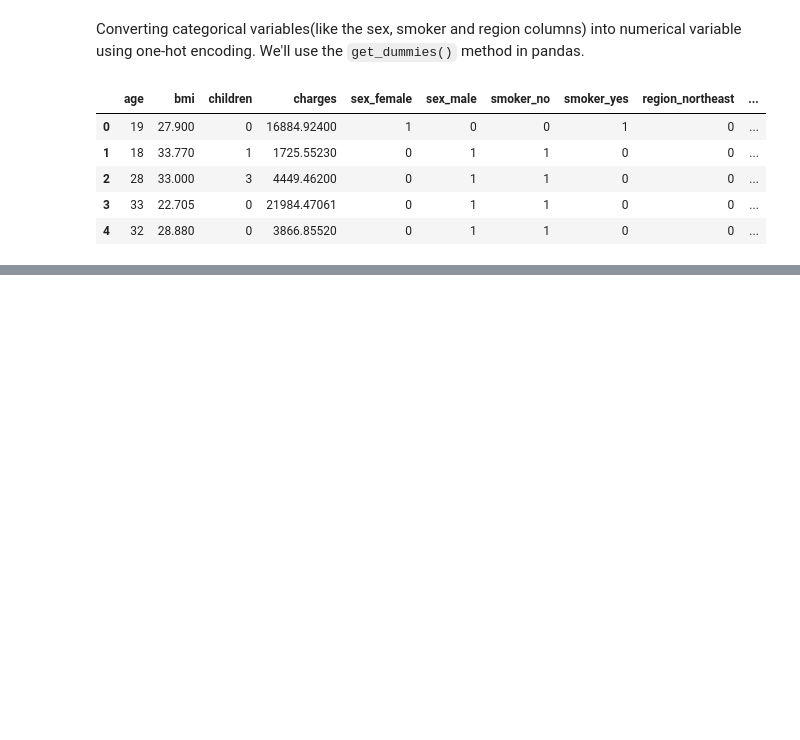
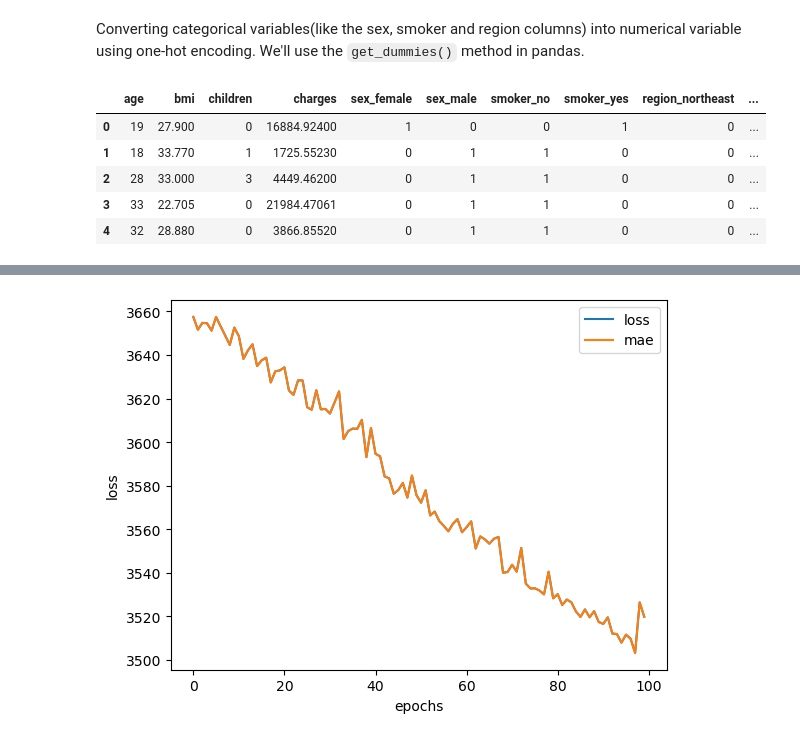
Before and after one commit to Pseudophoenix/Tensorflow-Practice, a Jupyter notebook: tensorflow_insurance.ipynb, the cells around one changed output, grey strips where cells are left out. Cells and saved outputs as stored; diff of their text form; code cells hidden in the pictures; blank space fills up the shorter version.

```diff
--- a/tensorflow_insurance.ipynb
+++ b/tensorflow_insurance.ipynb
@@ -27,0 +78,7 @@ insurance_one_hot.head()
+# %%
+# Plot history (also known as a loss curve)
+pd.DataFrame(history_2.history).plot()
+plt.ylabel("loss")
+plt.xlabel("epochs");
+# %% [output]
+[figure, added]
```
Also changed, not shown: parts of 9 cells of this notebook.
